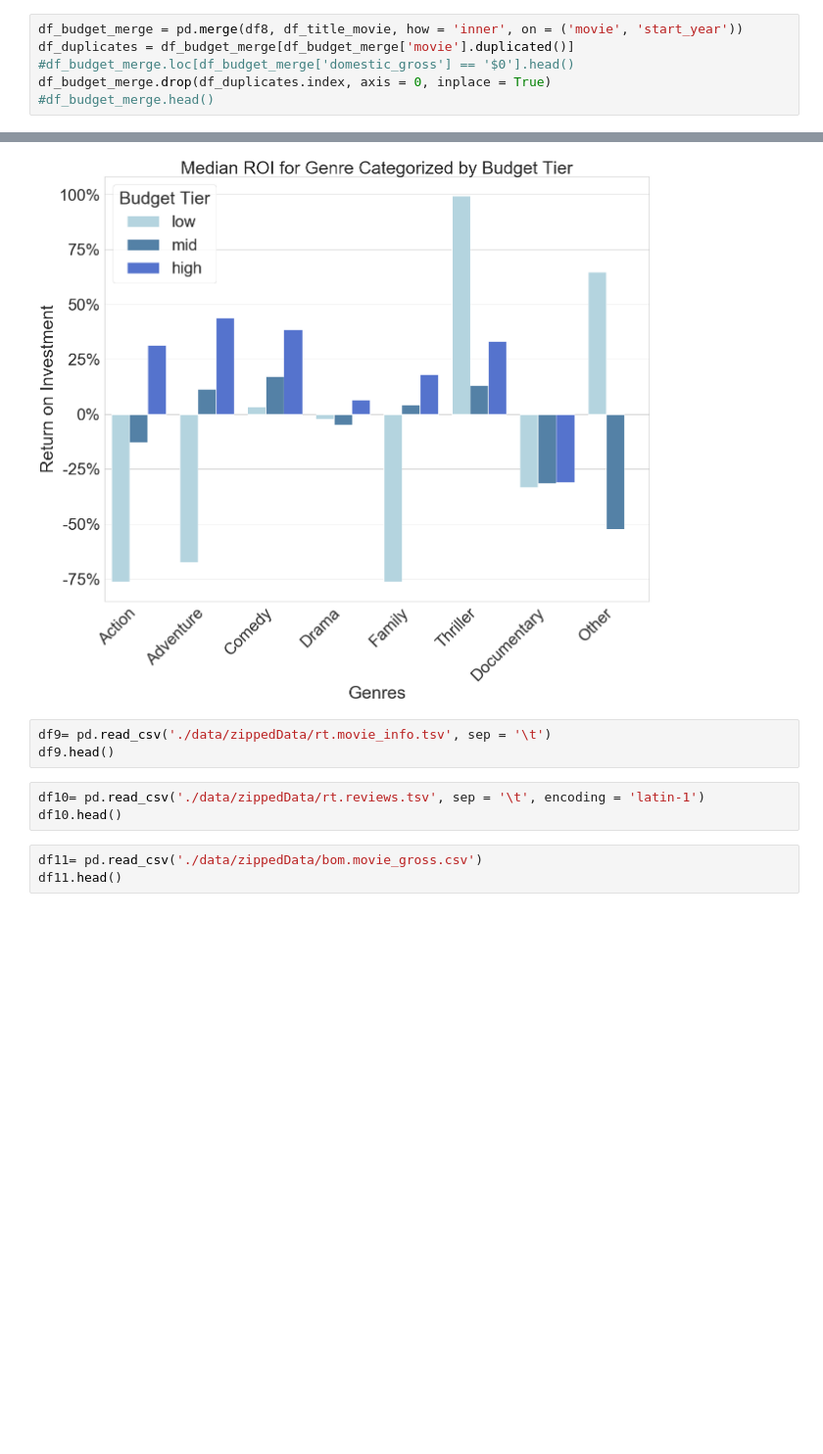
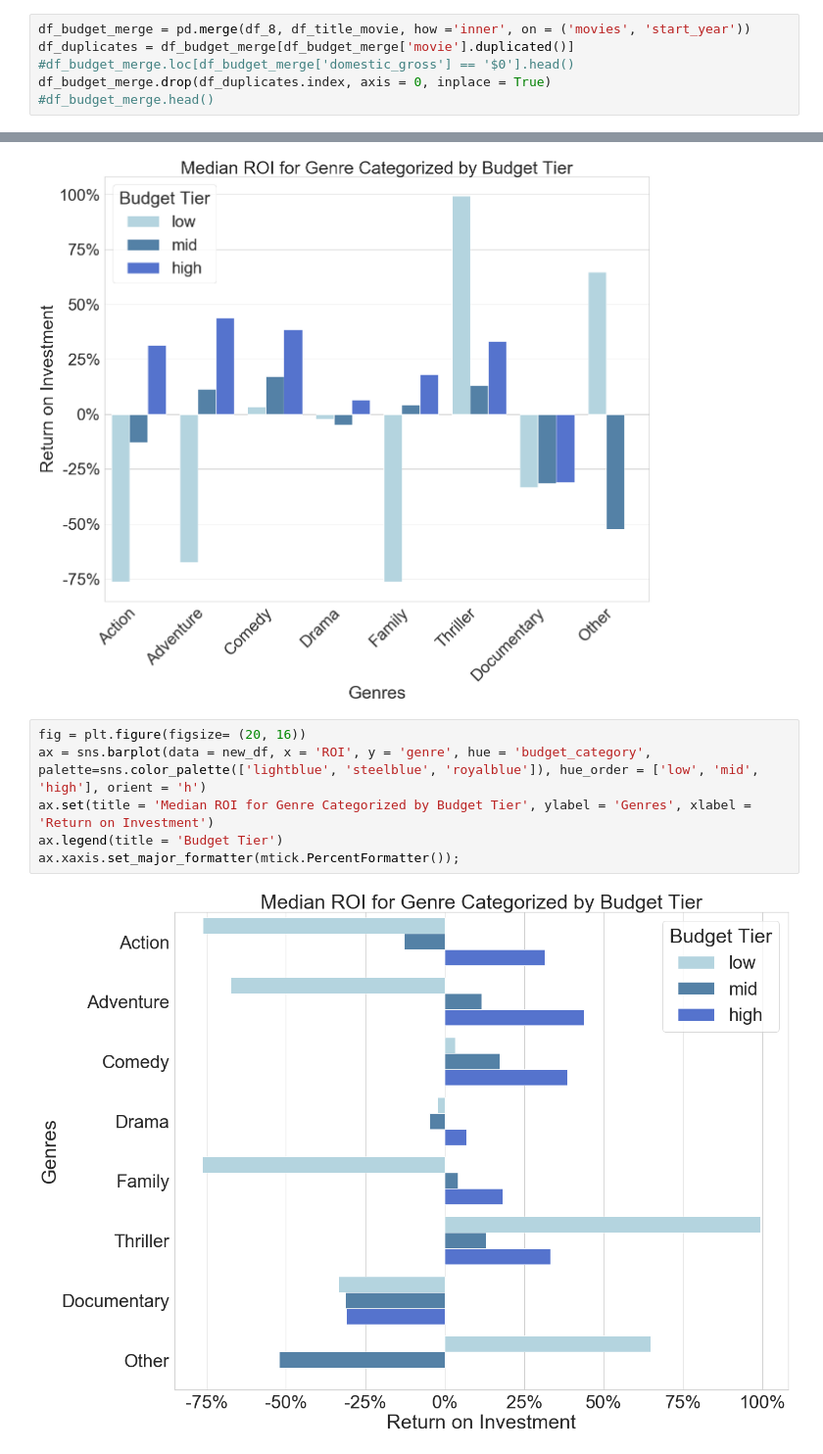
Before and after one commit to danvalen1/Film-Industry-Analysis, a Jupyter notebook: mak.ipynb, the cells around one changed output, grey strips where cells are left out. Shown at 98% size. Cells and saved outputs as stored; diff of their text form; blank space fills up the shorter version.

Commit message:
new graphs and functions

```diff
--- a/mak.ipynb
+++ b/mak.ipynb
@@ -139,7 +152,7 @@ First, merging the datasets so that we have all the information we need in one d
     The 'inner' join is chosen because each dataset has important data for the analysis. Not having both sides of the dataset makes the row useless in our chosen analysis. The merge is on 'movie' and 'start_year' to make sure that duplicates are at a minimum from having movies with the same name, but different release years.
     We also check for duplicates and drop the rows from our merged dataset.
 # %%
-df_budget_merge = pd.merge(df8, df_title_movie, how = 'inner', on = ('movie', 'start_year'))
+df_budget_merge = pd.merge(df_8, df_title_movie, how ='inner', on = ('movies', 'start_year'))
 df_duplicates = df_budget_merge[df_budget_merge['movie'].duplicated()]
 #df_budget_merge.loc[df_budget_merge['domestic_gross'] == '$0'].head()
 df_budget_merge.drop(df_duplicates.index, axis = 0, inplace = True)
@@ -611,12 +644,11 @@ ax.yaxis.set_major_formatter(mtick.PercentFormatter())
 #fig.savefig('Median_ROI_for_Genre_Categorized_by_Budget_Tier.png', bbox_inches = 'tight');
 # %% [output]
 [figure]
-# %%
-df9= pd.read_csv('./data/zippedData/rt.movie_info.tsv', sep = '\t')
-df9.head()
-# %%
-df10= pd.read_csv('./data/zippedData/rt.reviews.tsv', sep = '\t', encoding = 'latin-1')
-df10.head()
-# %%
-df11= pd.read_csv('./data/zippedData/bom.movie_gross.csv')
-df11.head()
+# %%
+fig = plt.figure(figsize= (20, 16))
+ax = sns.barplot(data = new_df, x = 'ROI', y = 'genre', hue = 'budget_category', palette=sns.color_palette(['lightblue', 'steelblue', 'royalblue']), hue_order = ['low', 'mid', 'high'], orient = 'h')
+ax.set(title = 'Median ROI for Genre Categorized by Budget Tier', ylabel = 'Genres', xlabel = 'Return on Investment')
+ax.legend(title = 'Budget Tier')
+ax.xaxis.set_major_formatter(mtick.PercentFormatter());
+# %% [output]
+[figure, added]
```
Also changed, not shown: parts of 19 cells of this notebook.
